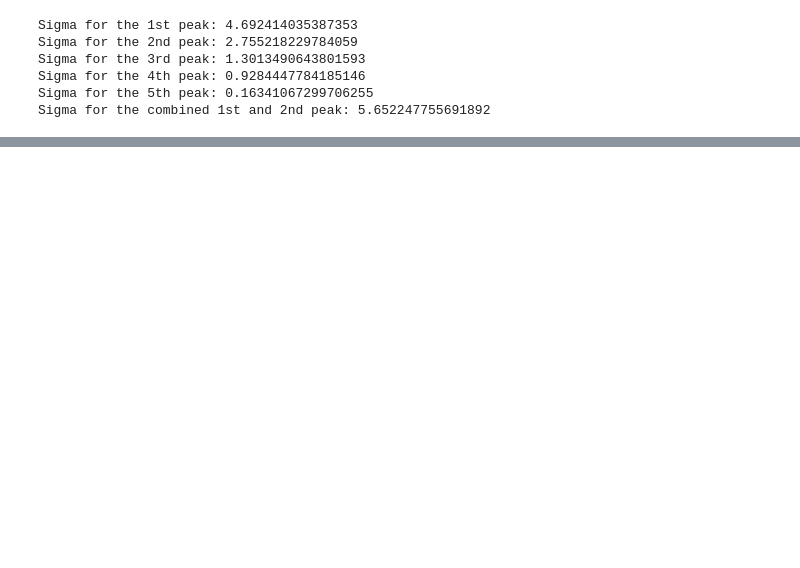
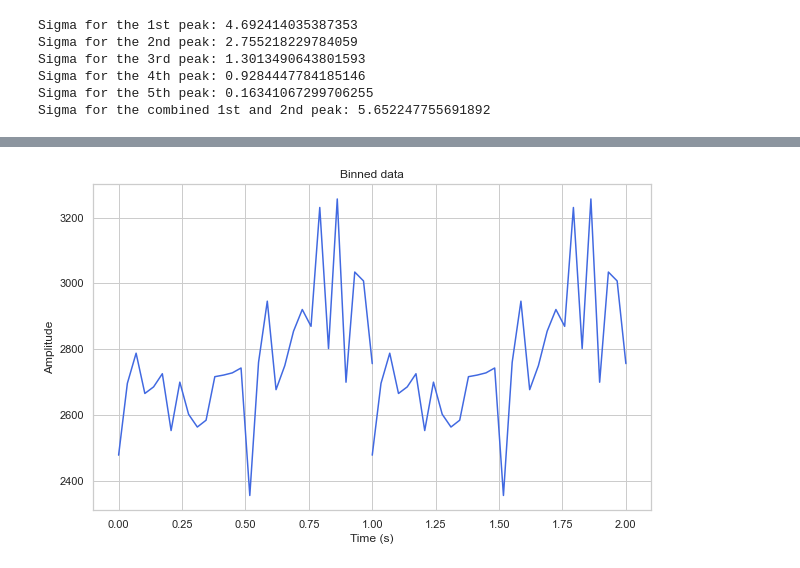
Before and after one commit to Joao-Carlos-S-G-de-A/Pulsar-Fourier-Transform, a Jupyter notebook: Main.ipynb, the cells around one changed output, grey strips where cells are left out. Saved outputs shown, nothing was run; the diff lists cells and outputs as text; code cells hidden in the pictures; blank space fills up the shorter version.

```diff
--- a/Main.ipynb
+++ b/Main.ipynb
@@ -282,0 +289,18 @@ plt.show()
+# %%
+# Phase binning
+def phase_binning(data, foldedtime, nbins, period):
+    phase = foldedtime/period
+    phase = phase - np.floor(phase)
+    phase = np.round(phase * nbins).astype(int)
+    phase_data = np.zeros(nbins)
+    for i in range(nbins):
+        if data[phase == i].size == 0:
+            phase_data[i] = (np.mean(data[phase == i - 1]) + np.mean(data[phase == i + 1]))/2 # if no data in bin, take average of neighbouring bins
+        else:
+            phase_data[i] = np.mean(data[phase == i])
+        # dealing with edges
+        if data[phase == i].size == 0 and i == 0:
+            phase_data[i] = np.mean(data[phase == i + 1])
+        if data[phase == i].size == 0 and i == nbins - 1:
+            phase_data[i] = np.mean(data[phase == i - 1])
+    return phase_data
@@ -282,0 +336,11 @@ plt.show()
+# %%
+f = Pulsarfreq
+datus = data.copy()
+foldedtime = fold_data(f, time)
+tempo = foldedtime.copy()
+idx   = np.argsort(tempo)
+datus = np.array(datus)[idx]
+tempo = np.array(tempo)[idx]
+binned = phase_binning(datus, tempo, 30, 1/f)
+chi2 = stats.chisquare(binned, np.average(binned))
+print(chi2)
@@ -282,0 +360,14 @@ plt.show()
+# %%
+testfreq = Pulsarfreq
+#binned = phase_binning(datus, tempo, 30, 1/testfreq)
+
+# Plot folded data
+plt.figure(figsize=(10, 6))
+sns.lineplot(x=np.linspace(0, 1, num=len(binned)), y=binned, color='royalblue')
+sns.lineplot(x=np.linspace(0, 1, num=len(binned)) + 1, y=binned, color='royalblue')
+plt.title('Binned data')
+plt.xlabel('Time (s)')
+plt.ylabel('Amplitude')
+plt.show()
+# %% [output]
+[figure, added]
```
Also changed, not shown: parts of 14 cells of this notebook, 2 other files.
